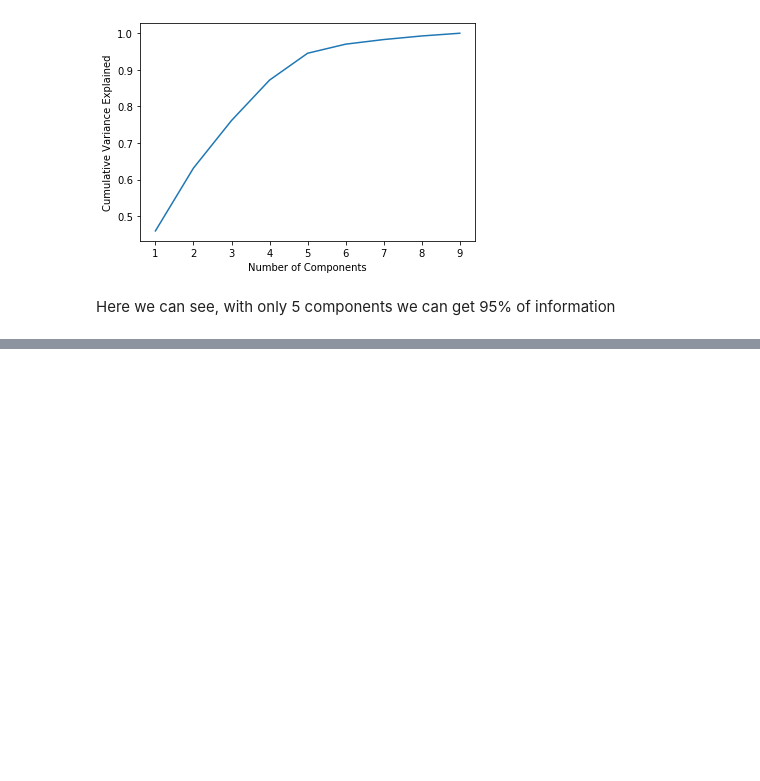
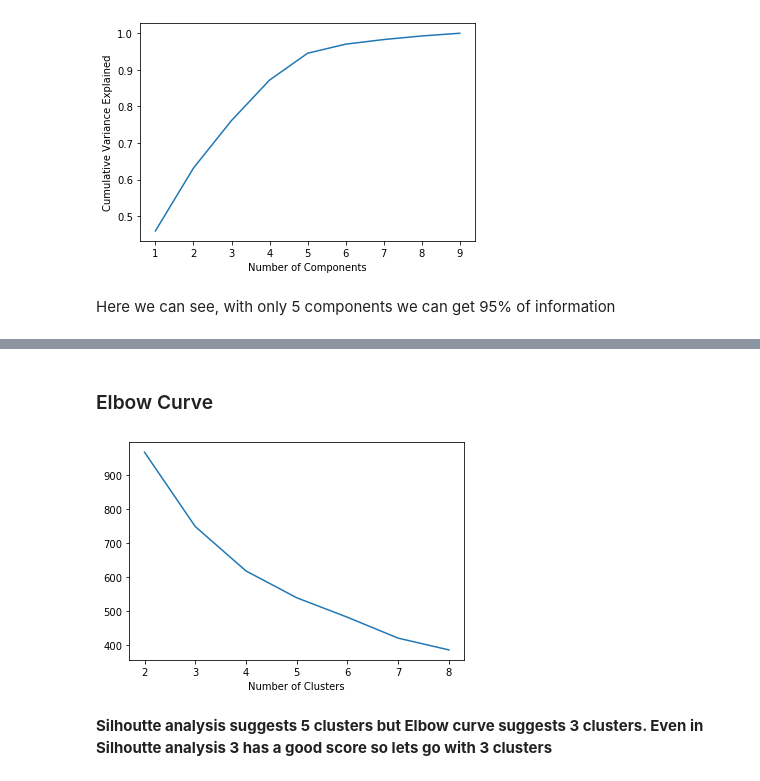
Before and after one commit to singh-manvinder/country_clustering, a Jupyter notebook: clustering.ipynb, the cells around one changed output, grey strips where cells are left out. Drawn from its saved outputs; the diff is of its cells as text; code cells hidden in the pictures; blank space fills up the shorter version.

```diff
--- a/clustering.ipynb
+++ b/clustering.ipynb
@@ -145,0 +237,16 @@ Here we can see, with only 5 components we can get 95% of information
+# %% [markdown]
+### Elbow Curve
+# %%
+ssd = []
+for k in range(2,9):
+    kmeans = KMeans(n_clusters=k, max_iter=50)
+    kmeans.fit(df)
+    ssd.append(kmeans.inertia_)
+
+sns.lineplot(x=range(2,9), y=ssd)
+plt.xlabel('Number of Clusters')
+plt.show()
+# %% [output]
+[figure, added]
+# %% [markdown]
+**Silhoutte analysis suggests 5 clusters but Elbow curve suggests 3 clusters. Even in Silhoutte analysis 3 has a good score so lets go with 3 clusters**
```
Also changed, not shown: parts of 10 cells of this notebook.
